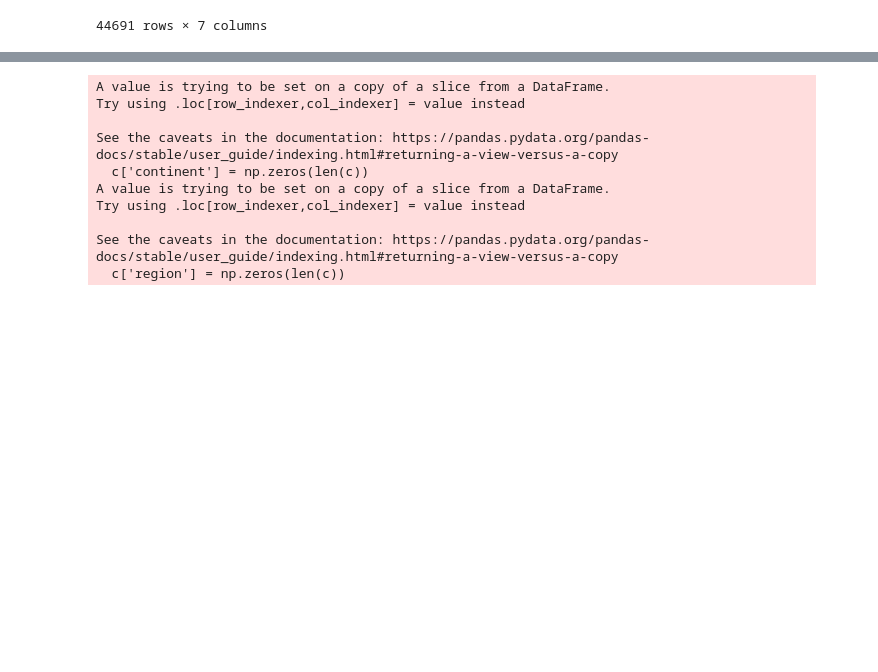
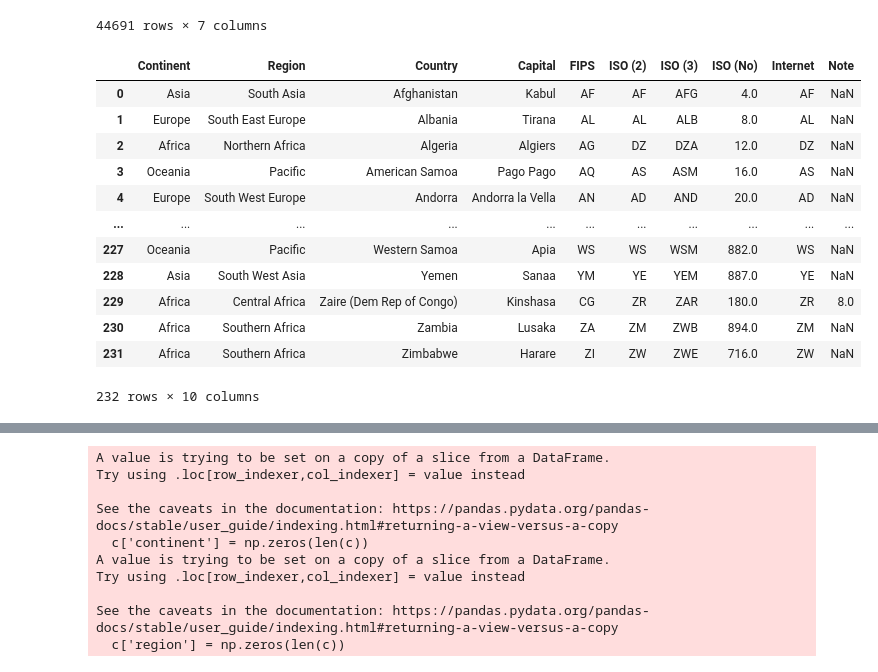
Before and after one commit to branmkam/guessthecity, a Jupyter notebook: data/datamanip.ipynb, the cells around one changed output, grey strips where cells are left out. Drawn from its saved outputs; the diff is of its cells as text; code cells hidden in the pictures; blank space fills up the shorter version.

```diff
--- a/data/datamanip.ipynb
+++ b/data/datamanip.ipynb
@@ -40,4 +40,19 @@ soup = BeautifulSoup(r.content, 'html5lib')
 # %%
 table = pd.read_html(str(soup.find('table', {'class': 'outlinetable'})))
 regions = table[0] #parses all tables and returns list, but we only have one.
+regions
+# %% [output]
+|  | Continent | Region | Country | Capital | FIPS | ISO (2) | ISO (3) | ISO (No) | Internet | Note |
+| 0 | Asia | South Asia | Afghanistan | Kabul | AF | AF | AFG | 4.0 | AF | NaN |
+| 1 | Europe | South East Europe | Albania | Tirana | AL | AL | ALB | 8.0 | AL | NaN |
+| 2 | Africa | Northern Africa | Algeria | Algiers | AG | DZ | DZA | 12.0 | DZ | NaN |
+| 3 | Oceania | Pacific | American Samoa | Pago Pago | AQ | AS | ASM | 16.0 | AS | NaN |
+| 4 | Europe | South West Europe | Andorra | Andorra la Vella | AN | AD | AND | 20.0 | AD | NaN |
+| ... | ... | ... | ... | ... | ... | ... | ... | ... | ... | ... |
+| 227 | Oceania | Pacific | Western Samoa | Apia | WS | WS | WSM | 882.0 | WS | NaN |
+| 228 | Asia | South West Asia | Yemen | Sanaa | YM | YE | YEM | 887.0 | YE | NaN |
+| 229 | Africa | Central Africa | Zaire (Dem Rep of Congo) | Kinshasa | CG | ZR | ZAR | 180.0 | ZR | 8.0 |
+| 230 | Africa | Southern Africa | Zambia | Lusaka | ZA | ZM | ZWB | 894.0 | ZM | NaN |
+| 231 | Africa | Southern Africa | Zimbabwe | Harare | ZI | ZW | ZWE | 716.0 | ZW | NaN |
+232 rows × 10 columns
 # %%
```
Also changed, not shown: parts of 5 cells of this notebook, 1 other file.
